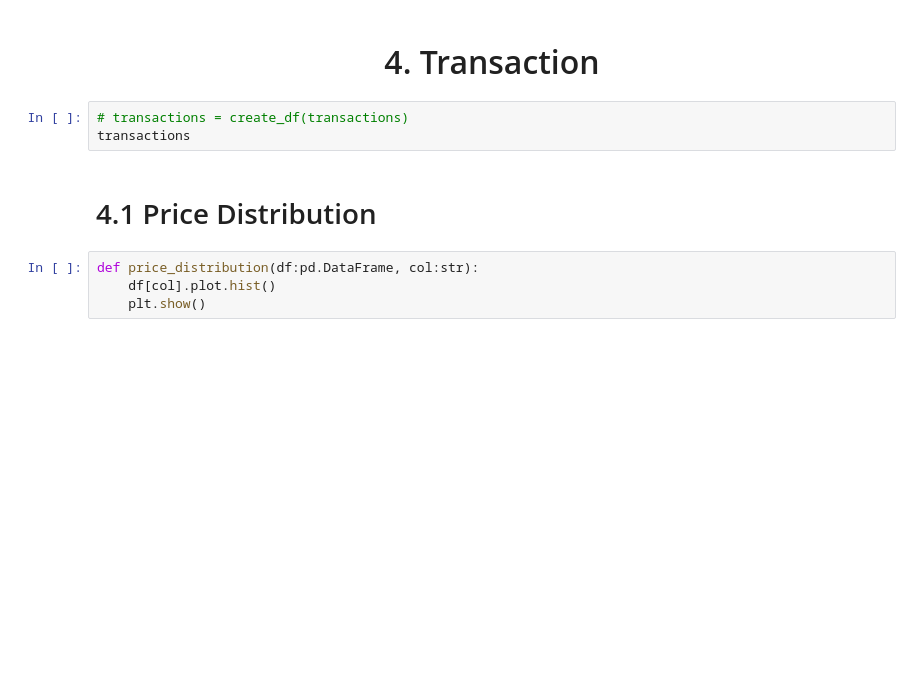
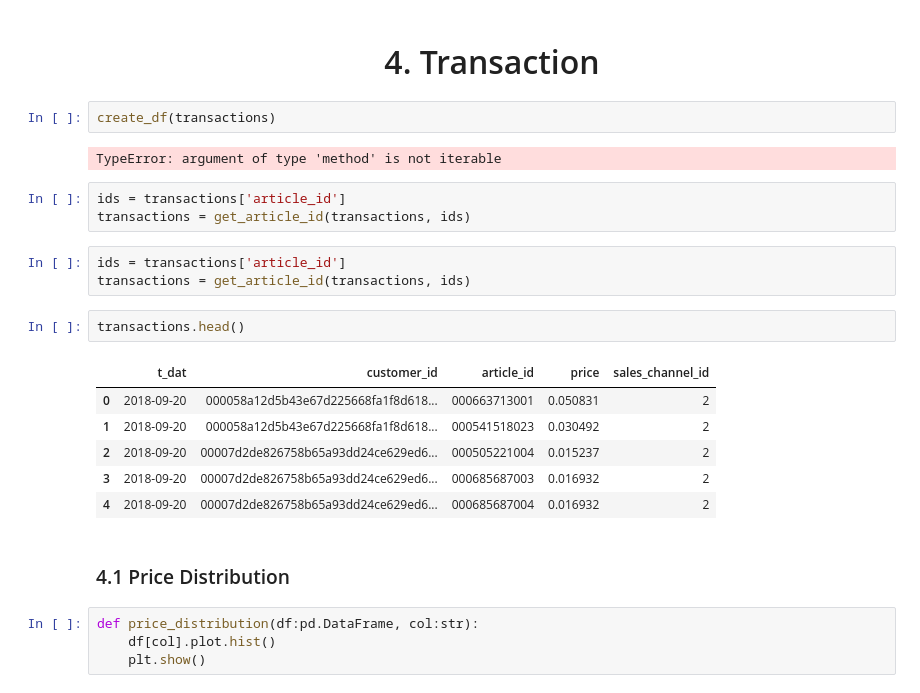
Before and after one commit to INA-95/H-M-Personalized-Fashion-Recommendations, a Jupyter notebook: EDA.ipynb, the cells around one changed output. Cells and saved outputs as stored; diff of their text form; blank space fills up the shorter version.

```diff
--- a/EDA.ipynb
+++ b/EDA.ipynb
@@ -417,11 +402,27 @@ correlation score is -0.45017655129018375
 Similarly, I calculated the correlation between age and fashion news frequency. I guess that younger people are more subscribe fashion news regularly than the older people. As I assumed, the correlation score is almost -0.8, meaning that as the customer is younger they tend to subscribe the fashion news regularly.
 # %% [markdown]
 # <center><font size=6><a id=4>4. Transaction</a><font><center>
+# %%
+create_df(transactions)
+# %% [output]
+TypeError: argument of type 'method' is not iterable
 # %%
-# transactions = create_df(transactions)
-transactions
+ids = transactions['article_id']
+transactions = get_article_id(transactions, ids)
+# %%
+ids = transactions['article_id']
+transactions = get_article_id(transactions, ids)
+# %%
+transactions.head()
+# %% [output]
+|  | t_dat | customer_id | article_id | price | sales_channel_id |
+| 0 | 2018-09-20 | 000058a12d5b43e67d225668fa1f8d618... | 000663713001 | 0.050831 | 2 |
+| 1 | 2018-09-20 | 000058a12d5b43e67d225668fa1f8d618... | 000541518023 | 0.030492 | 2 |
+| 2 | 2018-09-20 | 00007d2de826758b65a93dd24ce629ed6... | 000505221004 | 0.015237 | 2 |
+| 3 | 2018-09-20 | 00007d2de826758b65a93dd24ce629ed6... | 000685687003 | 0.016932 | 2 |
+| 4 | 2018-09-20 | 00007d2de826758b65a93dd24ce629ed6... | 000685687004 | 0.016932 | 2 |
 # %% [markdown]
-# 4.1 Price Distribution<a id=4.1></a>
+### 4.1 Price Distribution<a id=4.1></a>
 # %%
 def price_distribution(df:pd.DataFrame, col:str):
     df[col].plot.hist()
```
Also changed, not shown: parts of 49 cells of this notebook.
